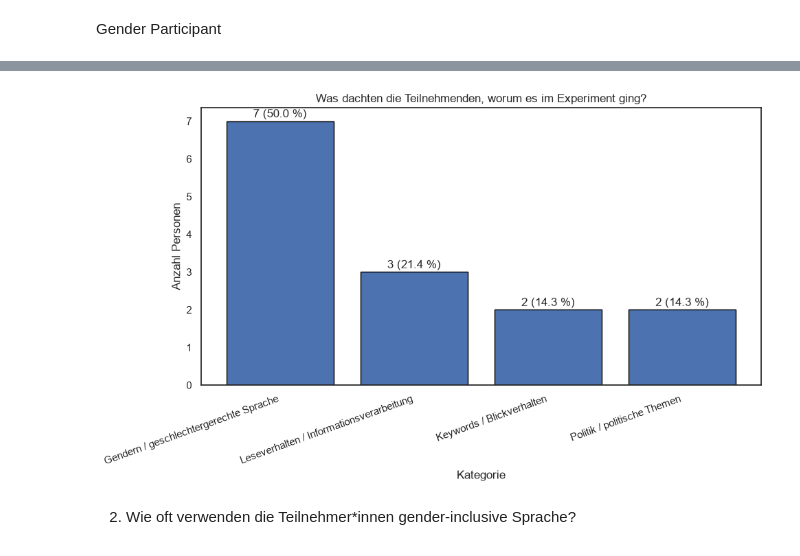
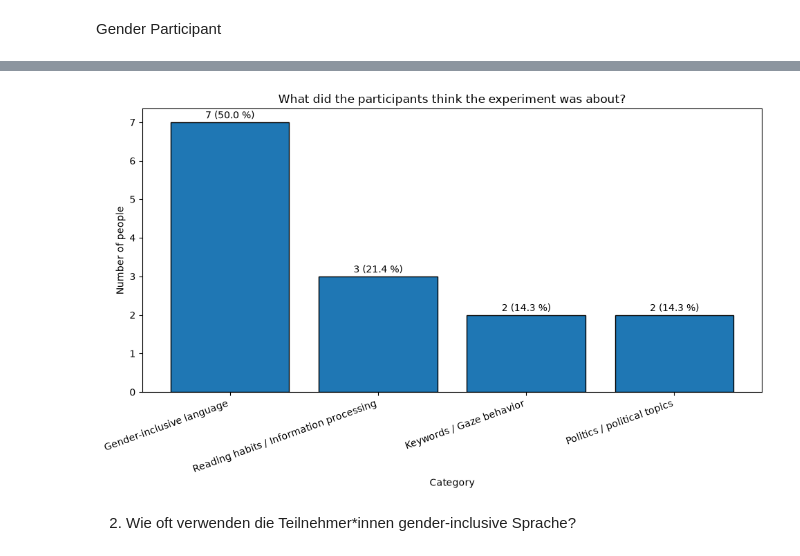
Before and after one commit to sophieschuettler/ET_course_project_gender-bias, a Jupyter notebook: notebooks/Questionaire.ipynb, the cells around one changed output, grey strips where cells are left out. Drawn from its saved outputs; the diff is of its cells as text; code cells hidden in the pictures.

Commit message:
trying some questionaire plots

```diff
--- a/notebooks/Questionaire.ipynb
+++ b/notebooks/Questionaire.ipynb
@@ -67,46 +67,46 @@ Geschlecht:
 # %%
 kategorien = [
-    "Keywords / Blickverhalten",
-    "Gendern / geschlechtergerechte Sprache",
-    "Gendern / geschlechtergerechte Sprache",
-    "Politik / politische Themen",
-    "Leseverhalten / Informationsverarbeitung",
-    "Gendern / geschlechtergerechte Sprache",
-    "Leseverhalten / Informationsverarbeitung",
-    "Gendern / geschlechtergerechte Sprache",
-    "Gendern / geschlechtergerechte Sprache",
-    "Leseverhalten / Informationsverarbeitung",
-    "Keywords / Blickverhalten",
-    "Gendern / geschlechtergerechte Sprache",
-    "Politik / politische Themen",
-    "Gendern / geschlechtergerechte Sprache"
+    "Keywords / Gaze behavior",
+    "Gender-inclusive language",
+    "Gender-inclusive language",
+    "Politics / political topics",
+    "Reading habits / Information processing",
+    "Gender-inclusive language",
+    "Reading habits / Information processing",
+    "Gender-inclusive language",
+    "Gender-inclusive language",
+    "Reading habits / Information processing",
+    "Keywords / Gaze behavior",
+    "Gender-inclusive language",
+    "Politics / political topics",
+    "Gender-inclusive language"
 ]
 
 counts = pd.Series(kategorien).value_counts()
 
 percentages = counts / len(kategorien) * 100
 
 plt.figure(figsize=(10, 6))
 
 bars = plt.bar(counts.index, counts.values, edgecolor="black")
 
-plt.xlabel("Kategorie")
-plt.ylabel("Anzahl Personen")
-plt.title("Was dachten die Teilnehmenden, worum es im Experiment ging?")
+plt.xlabel("Category")
+plt.ylabel("Number of people")
+plt.title("What did the participants think the experiment was about?")
 plt.xticks(rotation=20, ha="right")
 
 for bar, count, percentage in zip(bars, counts.values, percentages.values):
     plt.text(
         bar.get_x() + bar.get_width() / 2,
         bar.get_height() + 0.1,
         f"{count} ({percentage:.1f} %)",
         ha="center"
     )
 
 plt.tight_layout()
 plt.show()
 # %% [output]
-[figure, old version]
+[figure, new version]
 # %% [markdown]
 2. Wie oft verwenden die Teilnehmer*innen gender-inclusive Sprache?
 # %%
```
Also changed, not shown: parts of 9 cells of this notebook, 4 other files.
